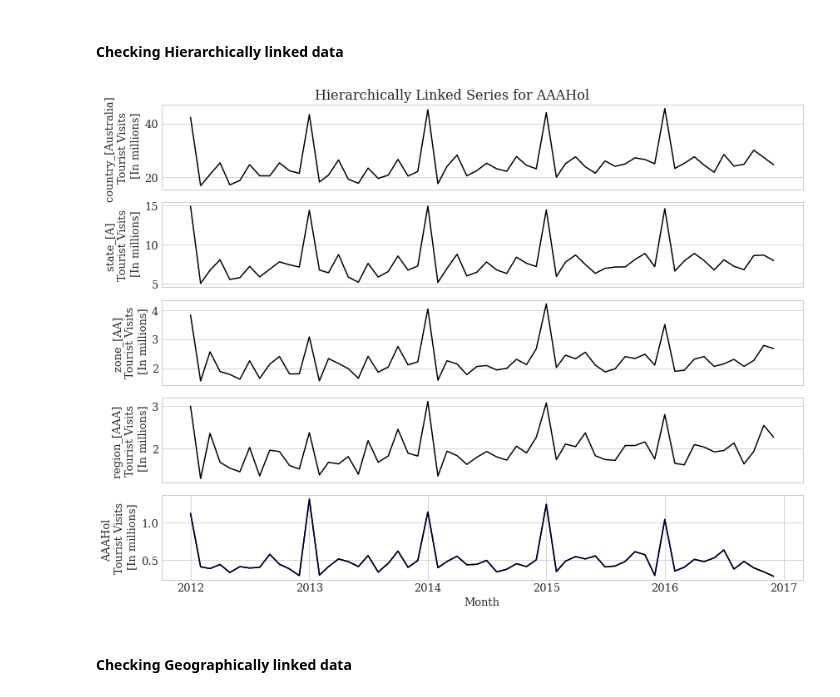
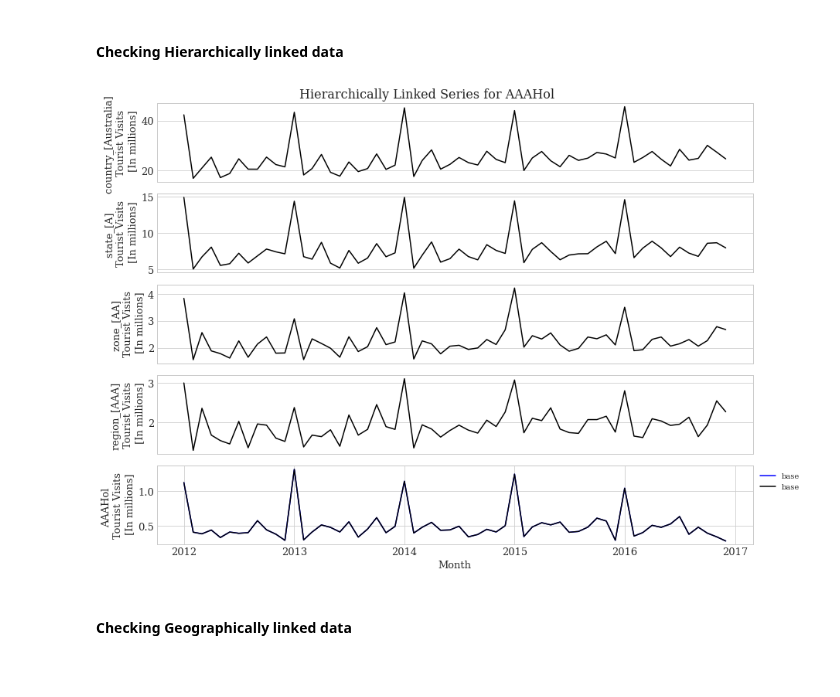
Before and after one commit to Nixtla/neuralforecast, a Jupyter notebook: nbs/data_datasets__tourismL.ipynb, the cells around one changed output. Saved outputs shown, nothing was run; the diff lists cells and outputs as text; code cells hidden in the pictures; blank space fills up the shorter version.

Commit message:
TourismL: improved hierarchically linked plot

```diff
--- a/nbs/data_datasets__tourismL.ipynb
+++ b/nbs/data_datasets__tourismL.ipynb
@@ -654,59 +659,59 @@ plt.close()
 # %% [markdown]
 #### Checking Hierarchically linked data
 # %%
-def plot_hierarchically_linked_data(data, idx, n_years=18, plot_file=None):
+def plot_hierarchically_linked_data(data, b_idx, n_years=18, plot_file=None):
+
     # This plots validate the S/X/Y_bottom
     # We check for the sinchronization of features with Y_bottom
     # We do the same for Y_agg, to check correct linkage
-    assert idx < 304 and idx>=0
+    assert b_idx < 304 and b_idx>=0
 
-    # Hierarchically linked data and labels
-    Y_agg = data['Y_agg'][idx]
-    hier_idxs = data['hier_linked_idxs'][idx]
-    Y_agg_labels = data['hier_labels'][hier_idxs]
+    # Hierarchically linked target data and labels
+    # [Total, State, Zone, Region, TotalP, StateP, ZoneP] [0, 1, 2, 3, 4, 5, 6]
+    # [Total, State, Zone, Region] <--> [0, 1, 2, 3]
+    linked_idxs = data['hier_linked_idxs'][b_idx][:4]
+    Y_hier = data['Y_hier']
+    hier_labels = data['hier_labels']
 
     # Base series and its label  n_agg=251 idx \in {0,...,304}
-    Y_base = data['Y_hier'][idx + 251]
-    Y_base2 = data['Y'][0,0,:]
+    Y_base  = data['Y_hier'][b_idx + 251]
+    Y_base2 = data['Y'][b_idx//4,b_idx % 4,:]
+    label   = data['hier_labels'][b_idx + 251]
 
     x_plot = data['dates'][:-12] # Skip future dates
-    label  = data['hier_labels'][idx + 251]
 
-    # Creating hierarchically linked series by indexing the upper levels.
-    # [Total, State, Zone, Region, P, StateP, ZoneP] [0, 1, 2, 3, 4, 5, 6]
-    # [Total, P, HP, HHP] <--> [0, 4, 5, 6]
-    n_agg, n_time = Y_agg.shape
-
-    assert len(x_plot) == n_time
-
-    fig, axs = plt.subplots(n_agg+1,1, figsize=(12, 9))
-    for idx in range(n_agg):
-        axs[idx].plot(x_plot[-12*n_years:], Y_agg[idx,-12*n_years:]/1000,
+    fig, axs = plt.subplots(len(linked_idxs)+1, 1, figsize=(12, 9))
+    for idx, linked_idx in enumerate(linked_idxs):
+        axs[idx].plot(x_plot[-12*n_years:], Y_hier[linked_idx,-12*n_years:]/1000,
                       color = 'black', linewidth=1.5)
-        axs[idx].set_ylabel(f'{Y_agg_labels[idx]} \nTourist Visits\n [In millions]', fontsize=13)
+        axs[idx].set_ylabel(f'{hier_labels[linked_idx]} \nTourist Visits\n [In millions]',
+                            fontsize=13)
         axs[idx].set_xticks([])
         axs[idx].tick_params(labelsize=13)
 
     # Checking that Y_bottom and Y_hier match
     axs[4].plot(x_plot[-12*n_years:], Y_base[-12*n_years:]/1000,
                 color = 'blue', linewidth=1.5, label='base')
     axs[4].plot(x_plot[-12*n_years:], Y_base2[-12*n_years:]/1000,
                 color = 'black', linewidth=1.5, label='base')
 
     axs[4].set_xlabel('Month', fontsize=13)
     axs[4].set_ylabel(f'{label} \nTourist Visits\n [In millions]', fontsize=13)
     axs[4].tick_params(labelsize=13)
 
     plt.suptitle(f'Hierarchically Linked Series for {label}', fontsize=16)
     fig.tight_layout()
     fig.subplots_adjust(top=0.95)
+    plt.legend(bbox_to_anchor=(1, 1), loc='upper left', ncol=1)
     if plot_file is not None:
         plt.savefig(plot_file, bbox_inches='tight')
     plt.show()
+    plt.close()
 
-plot_hierarchically_linked_data(data, idx=0, n_years=5, plot_file=None)
+b_idx = 0
+plot_hierarchically_linked_data(data=data, b_idx=b_idx, n_years=5, plot_file=None)
 # %% [output]
-[figure, old version]
+[figure, new version]
 # %% [markdown]
 #### Checking Geographically linked data
 # %%
```
Also changed, not shown: parts of 4 cells of this notebook, 2 other files.
